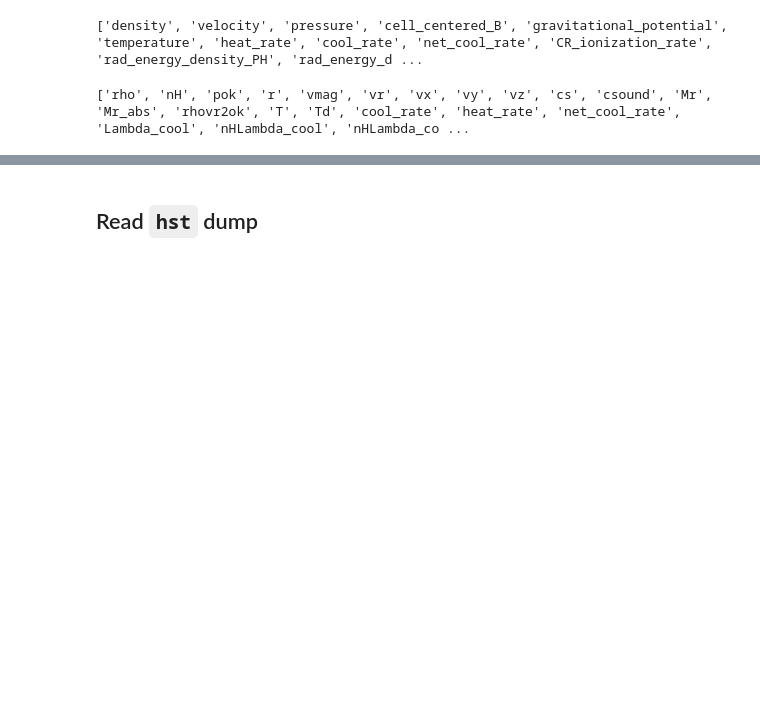
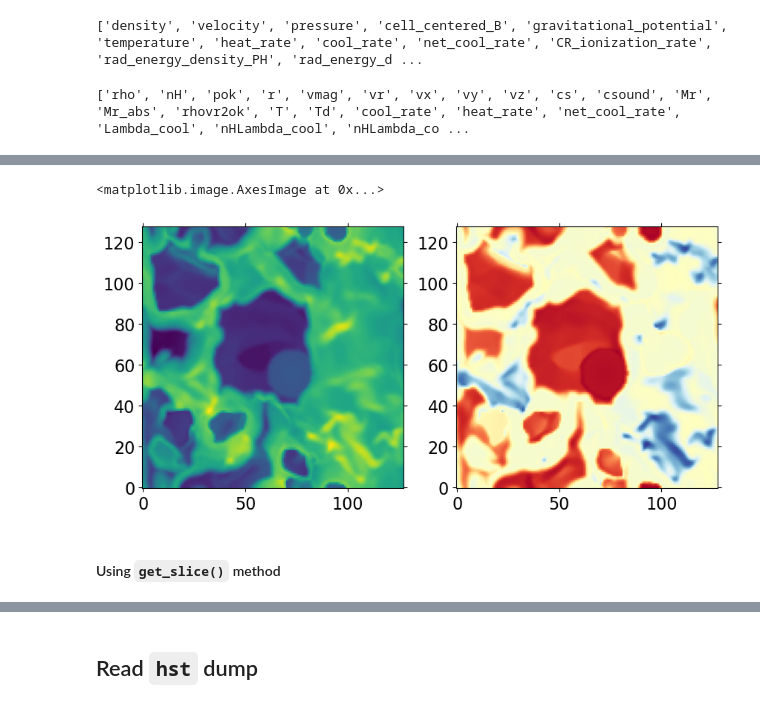
Before and after one commit to jeonggyukim/pyathena, a Jupyter notebook: notebook/quickstart.ipynb, the cells around one changed output, grey strips where cells are left out. Saved outputs shown, nothing was run; the diff lists cells and outputs as text; code cells hidden in the pictures; blank space fills up the shorter version.

```diff
--- a/notebook/quickstart.ipynb
+++ b/notebook/quickstart.ipynb
@@ -196,0 +439,15 @@ print(ds.derived_field_list)
+# %%
+d = ds.get_field(['nH', 'T'])
+# %%
+from pyathena.plt_tools.cmap_shift import cmap_shift
+iz = ds.domain['Nx'][2] // 2
+fig, axes = plt.subplots(1, 2, figsize=(10,5))
+cmap_temp = cmap_shift(mpl.cm.RdYlBu_r, midpoint=3.0/7.0)
+axes[0].imshow(d['nH'][iz,:,:], norm=LogNorm(), origin='lower')
+axes[1].imshow(d['T'][iz,:,:], norm=LogNorm(), origin='lower',
+               cmap=cmap_temp)
+# %% [output]
+<matplotlib.image.AxesImage at 0x...>
+[figure, added]
+# %% [markdown]
+#### Using `get_slice()` method
```
Also changed, not shown: parts of 108 cells of this notebook.
